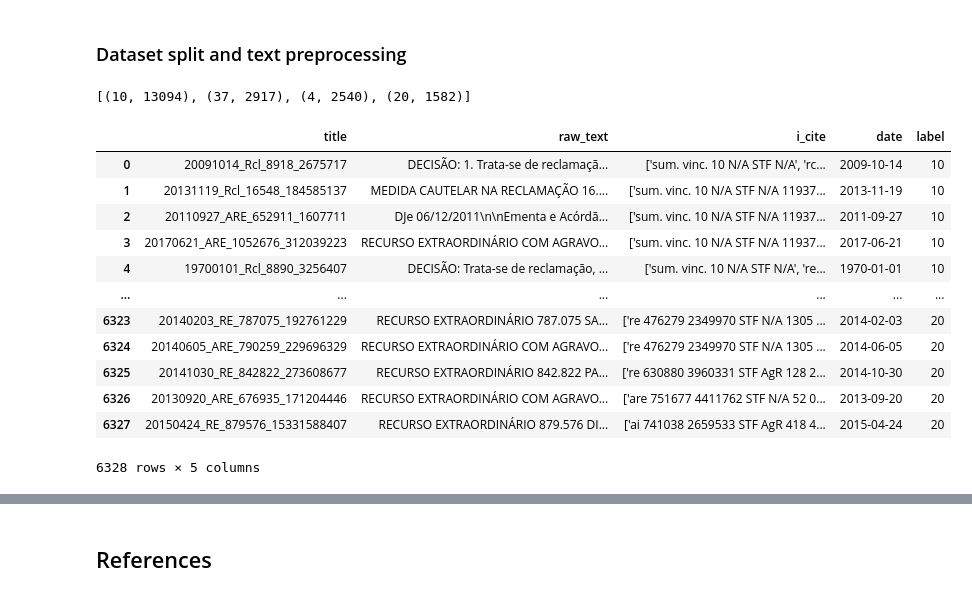
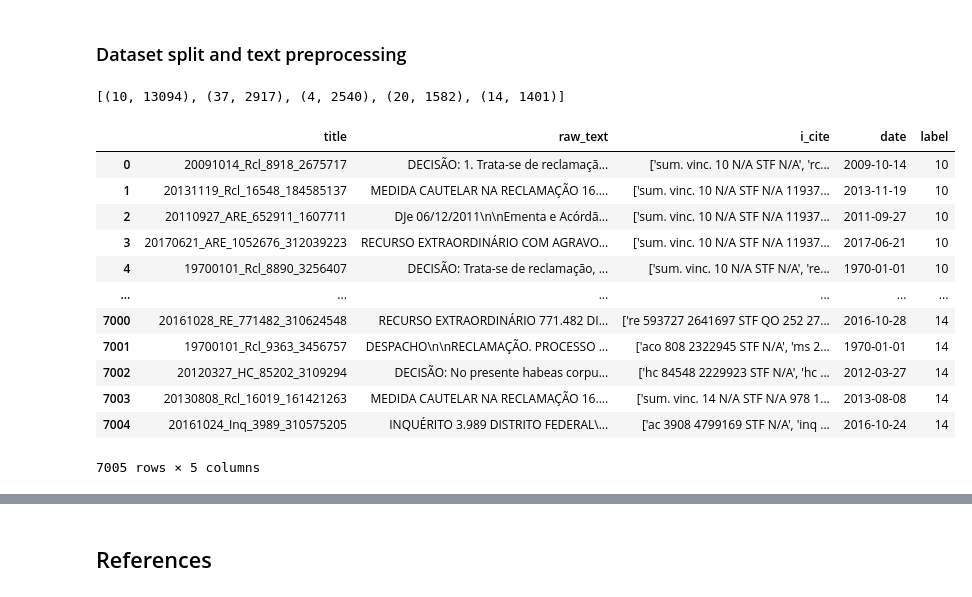
Before and after one commit to lucasresck/machine-learning, a Jupyter notebook: notebooks/a2_assignment.ipynb, the cells around one changed output, grey strips where cells are left out. Saved outputs shown, nothing was run; the diff lists cells and outputs as text; code cells hidden in the pictures.

```diff
--- a/notebooks/a2_assignment.ipynb
+++ b/notebooks/a2_assignment.ipynb
@@ -236,8 +248,8 @@ The main goal of this work is to assert whether traditional machine learning mod
 ### Dataset split and text preprocessing
 # %%
 def one_citation(i_cite):
-    '''Assert whether the document cite only that BP.'''
-    pattern = 'sum. vinc. ([0-9]{1,2})'
+    '''Assert whether the document cites only one BP.'''
+    pattern = 'sum. vinc. [0-9]{1,2}'
     citations = re.findall(pattern, i_cite)
     if len(set(citations)) == 1:
         return True
@@ -255,30 +267,31 @@ for bp in range(1, 58+1):
     else:
         sizes[bp] = 0
 # %%
-sorted(sizes.items(), key=lambda x: x[1], reverse=True)[:4]
+sorted(sizes.items(), key=lambda x: x[1], reverse=True)[:5]
 # %% [output]
-[(10, 13094), (37, 2917), (4, 2540), (20, 1582)]
+[(10, 13094), (37, 2917), (4, 2540), (20, 1582), (14, 1401)]
 # %%
-df_10 = dfs[10-1].sample(1582, random_state=42)
-df_37 = dfs[37-1].sample(1582, random_state=42)
-df_4 = dfs[4-1].sample(1582, random_state=42)
-df_20 = dfs[20-1].sample(1582, random_state=42)
+df_10 = dfs[10-1].sample(1401, random_state=42)
+df_37 = dfs[37-1].sample(1401, random_state=42)
+df_4 = dfs[4-1].sample(1401, random_state=42)
+df_20 = dfs[20-1].sample(1401, random_state=42)
+df_14 = dfs[14-1].sample(1401, random_state=42)
 # %%
-df = pd.concat([df_10, df_37, df_4, df_20], ignore_index=True)
+df = pd.concat([df_10, df_37, df_4, df_20, df_14], ignore_index=True)
 df
 # %% [output]
 |  | title | raw_text | i_cite | date | label |
 | 0 | 20091014_Rcl_8918_2675717 | DECISÃO: 1. Trata-se de reclamaçã... | ['sum. vinc. 10 N/A STF N/A', 'rc... | 2009-10-14 | 10 |
 | 1 | 20131119_Rcl_16548_184585137 | MEDIDA CAUTELAR NA RECLAMAÇÃO 16.... | ['sum. vinc. 10 N/A STF N/A 11937... | 2013-11-19 | 10 |
 | 2 | 20110927_ARE_652911_1607711 | DJe 06/12/2011\n\nEmenta e Acórdã... | ['sum. vinc. 10 N/A STF N/A 11937... | 2011-09-27 | 10 |
 | 3 | 20170621_ARE_1052676_312039223 | RECURSO EXTRAORDINÁRIO COM AGRAVO... | ['sum. vinc. 10 N/A STF N/A 11937... | 2017-06-21 | 10 |
 | 4 | 19700101_Rcl_8890_3256407 | DECISÃO: Trata-se de reclamação, ... | ['sum. vinc. 10 N/A STF N/A', 're... | 1970-01-01 | 10 |
 | ... | ... | ... | ... | ... | ... |
-| 6323 | 20140203_RE_787075_192761229 | RECURSO EXTRAORDINÁRIO 787.075 SA... | ['re 476279 2349970 STF N/A 1305 ... | 2014-02-03 | 20 |
-| 6324 | 20140605_ARE_790259_229696329 | RECURSO EXTRAORDINÁRIO COM AGRAVO... | ['re 476279 2349970 STF N/A 1305 ... | 2014-06-05 | 20 |
-| 6325 | 20141030_RE_842822_273608677 | RECURSO EXTRAORDINÁRIO 842.822 PA... | ['re 630880 3960331 STF AgR 128 2... | 2014-10-30 | 20 |
-| 6326 | 20130920_ARE_676935_171204446 | RECURSO EXTRAORDINÁRIO COM AGRAVO... | ['are 751677 4411762 STF N/A 52 0... | 2013-09-20 | 20 |
-| 6327 | 20150424_RE_879576_15331588407 | RECURSO EXTRAORDINÁRIO 879.576 DI... | ['ai 741038 2659533 STF AgR 418 4... | 2015-04-24 | 20 |
+| 7000 | 20161028_RE_771482_310624548 | RECURSO EXTRAORDINÁRIO 771.482 DI... | ['re 593727 2641697 STF QO 252 27... | 2016-10-28 | 14 |
+| 7001 | 19700101_Rcl_9363_3456757 | DESPACHO\n\nRECLAMAÇÃO. PROCESSO ... | ['aco 808 2322945 STF N/A', 'ms 2... | 1970-01-01 | 14 |
+| 7002 | 20120327_HC_85202_3109294 | DECISÃO: No presente habeas corpu... | ['hc 84548 2229923 STF N/A', 'hc ... | 2012-03-27 | 14 |
+| 7003 | 20130808_Rcl_16019_161421263 | MEDIDA CAUTELAR NA RECLAMAÇÃO 16.... | ['sum. vinc. 14 N/A STF N/A 978 1... | 2013-08-08 | 14 |
+| 7004 | 20161024_Inq_3989_310575205 | INQUÉRITO 3.989 DISTRITO FEDERAL\... | ['ac 3908 4799169 STF N/A', 'inq ... | 2016-10-24 | 14 |
-6328 rows × 5 columns
+7005 rows × 5 columns
 # %%
 X = df.raw_text.to_list()
```
Also changed, not shown: parts of 36 cells of this notebook.
